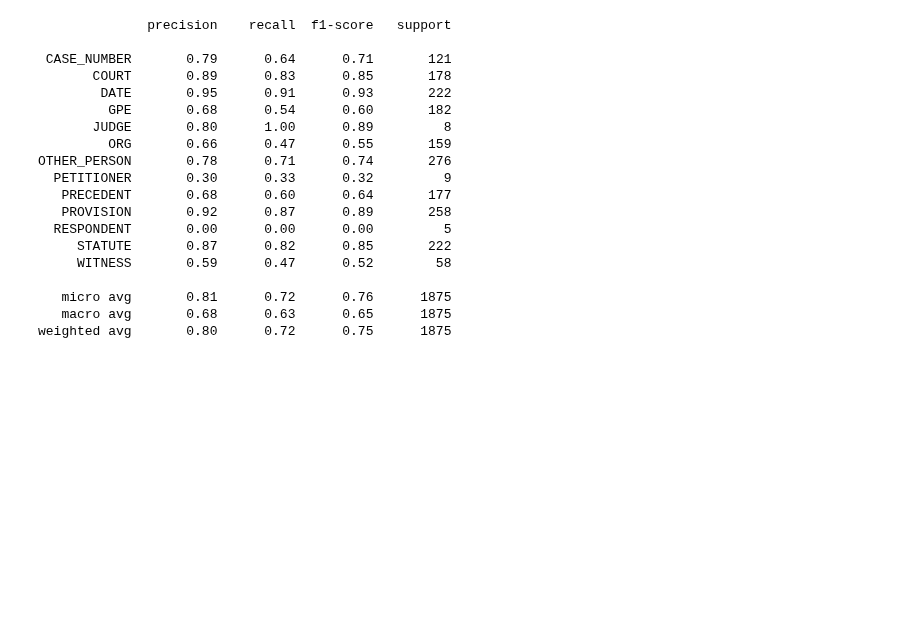
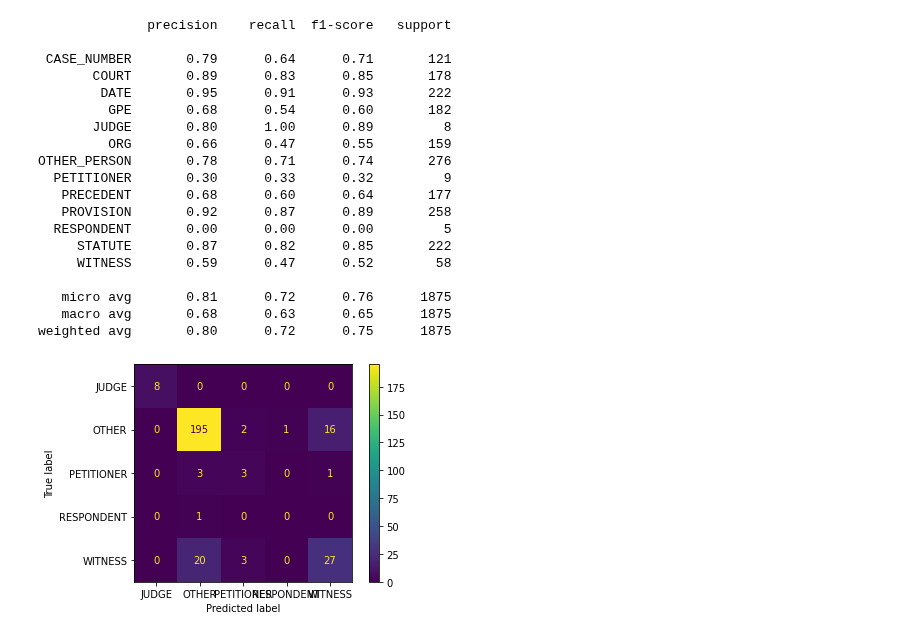
Before and after one commit to cometbridge1998/LegalNER_GdCL_III_Projekt, a Jupyter notebook: LegalNER/Model_Selection.ipynb, the cells around one changed output. Saved outputs shown, nothing was run; the diff lists cells and outputs as text; code cells hidden in the pictures; blank space fills up the shorter version.

Commit message:
Notes for Model Selection and Visualization.

```diff
--- a/LegalNER/Model_Selection.ipynb
+++ b/LegalNER/Model_Selection.ipynb
@@ -383,8 +268,4 @@ weighted avg       0.65      0.52      0.57      1875
 # %%
-%matplotlib inline
-import matplotlib.pyplot as plt
-plt.style.use('ggplot')
-
 import sklearn_crfsuite
 from sklearn_crfsuite import scorers
 from sklearn_crfsuite import metrics
@@ -532,3 +437,7 @@ OTHER_PERSON       0.78      0.71      0.74       276
    micro avg       0.81      0.72      0.76      1875
    macro avg       0.68      0.63      0.65      1875
 weighted avg       0.80      0.72      0.75      1875
+# %%
+get_confusion_matrix(pred = all_labels_compare["pred"], true = all_labels_compare["true"], cat="natural_person")
+# %% [output]
+[figure, added]
```
Also changed, not shown: parts of 58 cells of this notebook, 1 other file.
